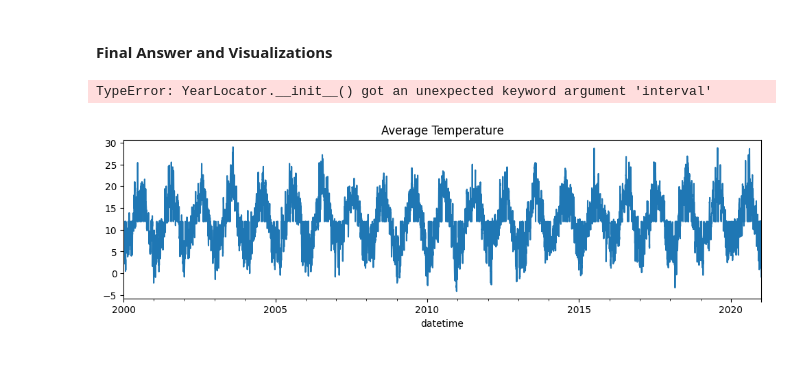
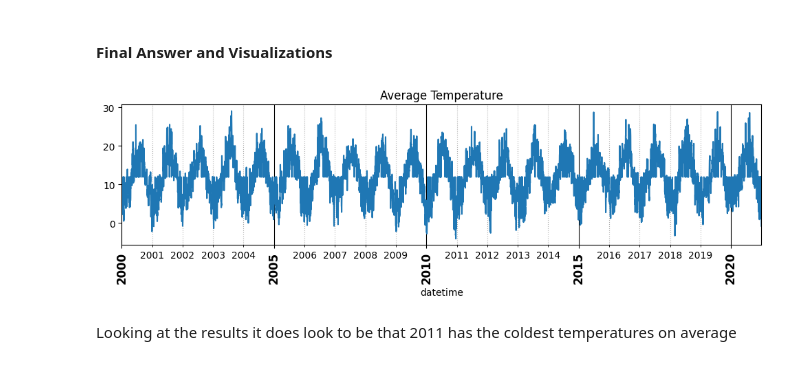
Before and after one commit to alissaleigh/Resampling-Datetime-Data, a Jupyter notebook: Resampling Datetime Data.ipynb, the cells around one changed output. Drawn from its saved outputs; the diff is of its cells as text; code cells hidden in the pictures.

```diff
--- a/Resampling Datetime Data.ipynb
+++ b/Resampling Datetime Data.ipynb
@@ -311,36 +311,40 @@ Timestamp('2010-12-20 00:00:00')
 # %% [markdown]
 #### Final Answer and Visualizations
 # %%
-def plot_dates(ts,figsize=(12,3),xtick_fontsize='large', xtick_fontweight='bold',
+def plot_dates(ts,figsize=(12,3),
+               xtick_fontsize='large',
+               xtick_fontweight='bold',
                title= "Average Temperature"):
 
     fig, ax = plt.subplots(figsize=figsize)
-    ts.plot(ax=ax,title=title);
+    ts.plot(ax=ax,
+            title=title);
 
     loc_year = mdates.YearLocator()
     fmt_year = mdates.DateFormatter("%Y")
 
-    loc_year5 = mdates.YearLocator(interval=5)
+    loc_year5 = mdates.YearLocator(5)
     fmt_year5 = mdates.DateFormatter("%Y")
 
     ax.set_xticks(ax.get_xticks())
     ax.set_xticklabels(ax.get_xticklabels(),
                        fontsize=xtick_fontsize,
                        fontweight=xtick_fontweight)
 
 
     ax.xaxis.set_minor_locator(loc_year)
     ax.xaxis.set_minor_formatter(fmt_year)
 
     ax.xaxis.set_major_locator(loc_year5)
     ax.xaxis.set_major_formatter(fmt_year5)
 
     ax.grid(which='minor',axis='x',ls=":")
     ax.grid(which='major',axis='x',color='k')
 
     fig.autofmt_xdate(which='major',rotation=90,ha='center')
     return fig,ax
 plot_dates(ts);
 # %% [output]
-TypeError: YearLocator.__init__() got an unexpected keyword argument 'interval'
-[figure, old version]
+[figure, new version]
+# %% [markdown]
+Looking at the results it does look to be that 2011 has the coldest temperatures on average
```
Also changed, not shown: parts of 1 cell of this notebook.
